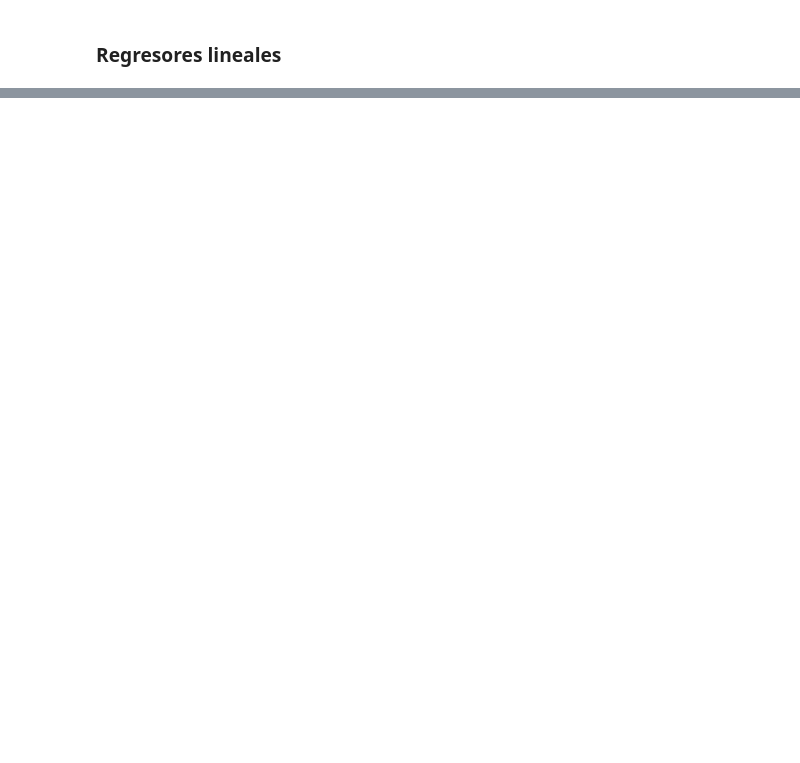
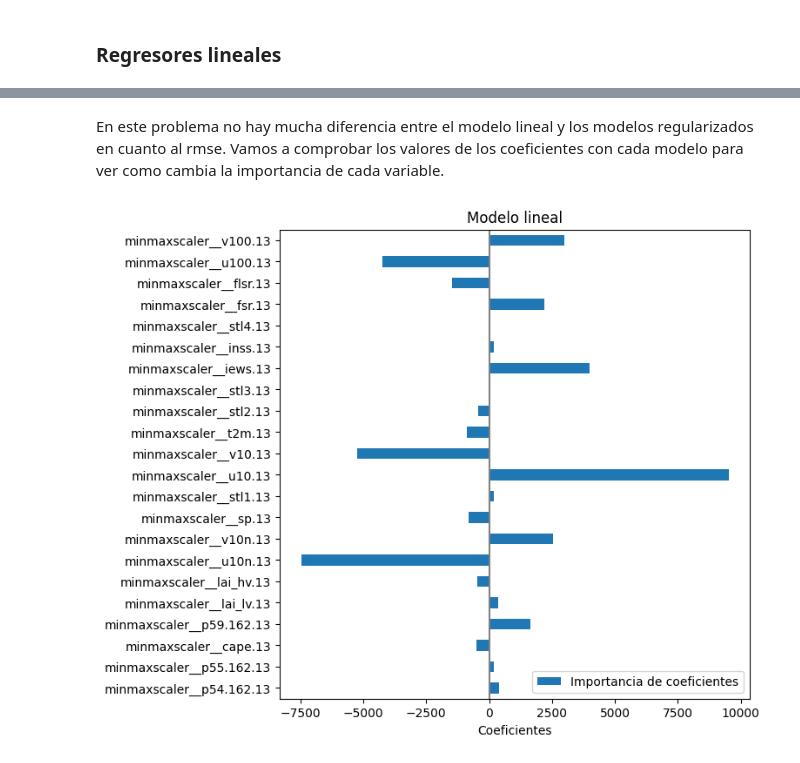
Before and after one commit to GLuis189/GRUPO13_Practica1, a Jupyter notebook: main.ipynb, the cells around one changed output, grey strips where cells are left out. Drawn from its saved outputs; the diff is of its cells as text; code cells hidden in the pictures; blank space fills up the shorter version.

```diff
--- a/main.ipynb
+++ b/main.ipynb
@@ -216,3 +282,13 @@ X_train, X_test, y_train, y_test = train_test_split(x, y, test_size= 0.33, rando
+# %%
+#normalización standard
+standar = make_column_transformer(
+    (StandardScaler(), X_train.columns),
+)
+
+#normalizacion por escala min-max
+min_max = make_column_transformer(
+    (MinMaxScaler(), X_train.columns)
+)
 # %% [markdown]
 ### Dummy
 # %% [markdown]
@@ -455,0 +522,20 @@ Tiempo de entrenamiento:  0.009784221649169922
+# %%
+# Creación y entrenamiento del modelo lineal con la normalización min-max
+# ==============================================================================
+pipe_regr_mm = Pipeline([
+        ('preproceso', min_max), #entrada del pipeline
+        ('regresor', LinearRegression()) #salida del pipeline
+])
+np.random.seed(100472037)
+
+t1 = time.time()
+pipe_regr_mm.fit(X_train, y_train) #entrena
+t2 = time.time()
+
+y_test_pred = pipe_regr_mm.predict(X_test)
+
+rmse_lineal = rmse(y_test, y_test_pred)
+r2_lineal = r2(y_test, y_test_pred)
+print(f"RMSE de the tree: {rmse_lineal}")
+print(f"R2 de the tree: {r2_lineal}")
+print("Tiempo de entrenamiento: ", t2 - t1)
@@ -493,0 +680,17 @@ Tiempo de entrenamiento:  0.7432258129119873
+# %% [markdown]
+En este problema no hay mucha diferencia entre el modelo lineal y los modelos regularizados en cuanto al rmse. Vamos a comprobar los valores de los coeficientes con cada modelo para ver como cambia la importancia de cada variable.
+# %%
+feature_names = pipe_regr_mm[:-1].get_feature_names_out()
+
+coefs = pd.DataFrame(
+    pipe_regr_mm['regresor'].coef_,
+    columns=["Importancia de coeficientes"],
+    index=feature_names,
+)
+coefs.plot.barh(figsize=(9, 7))
+plt.title("Modelo lineal")
+plt.xlabel("Coeficientes")
+plt.axvline(x=0, color=".5")
+plt.subplots_adjust(left=0.3)
+# %% [output]
+[figure, added]
```
Also changed, not shown: parts of 51 cells of this notebook.
